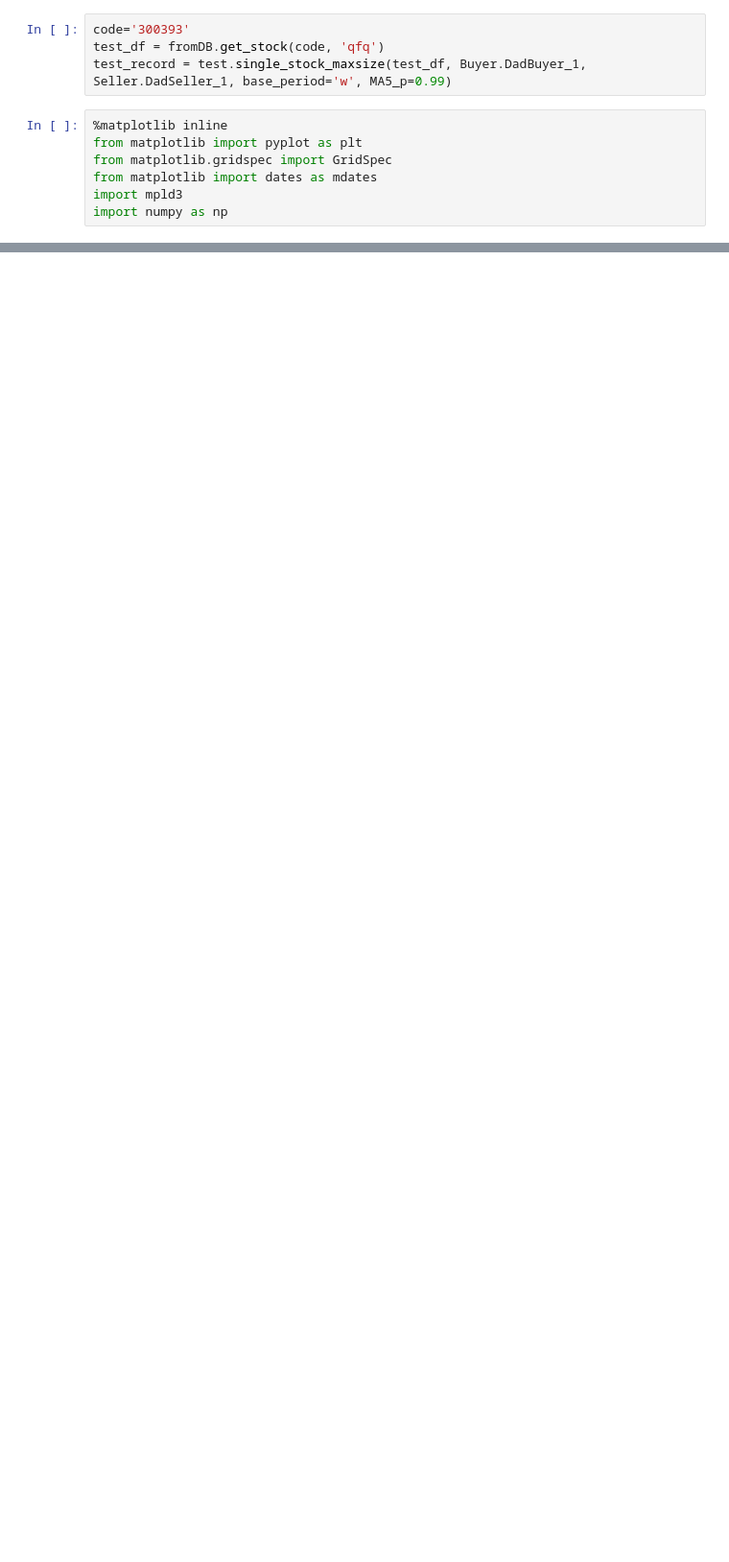
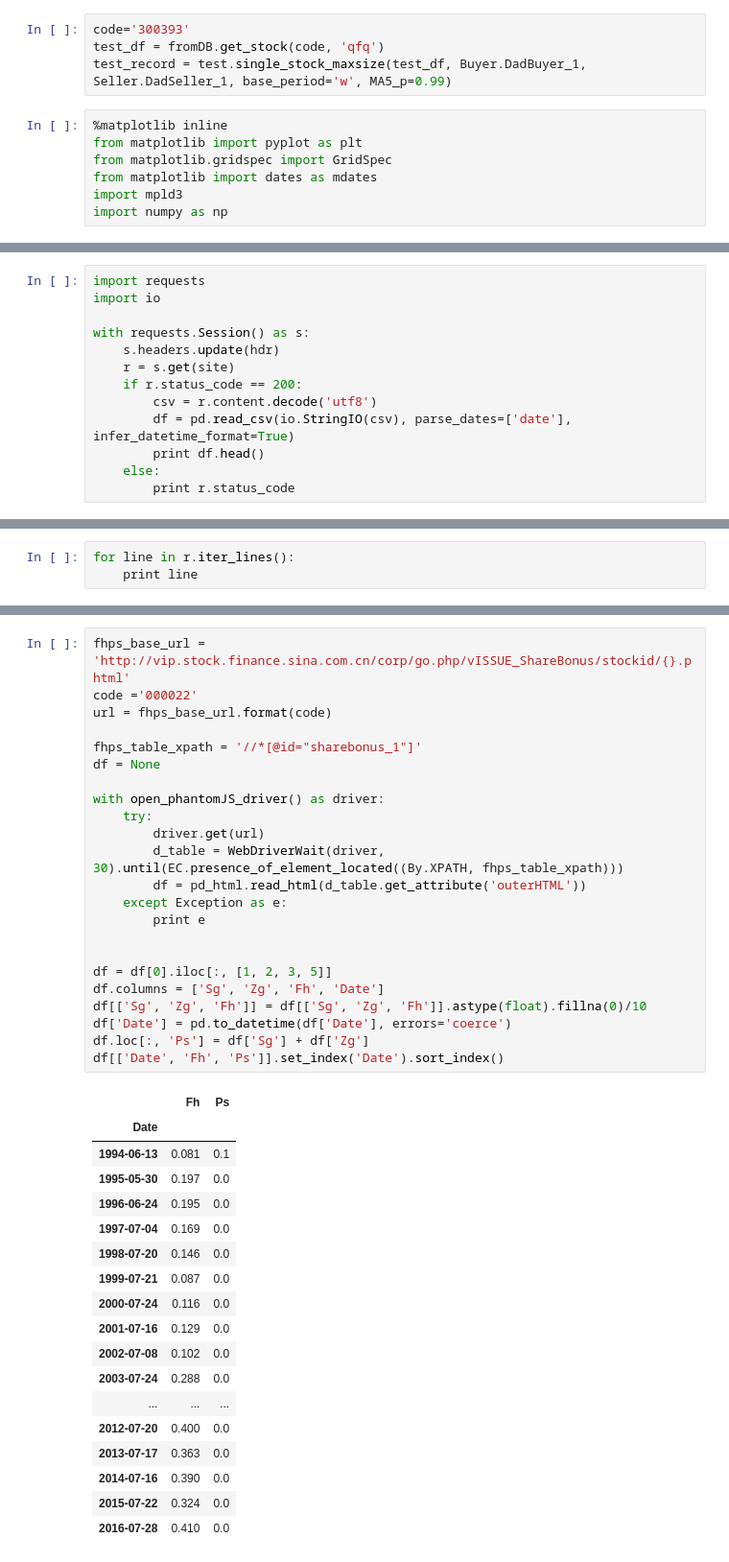
Before and after one commit to yugan2005/personalTrader, a Jupyter notebook: resources/scrapbook.ipynb, the cells around one changed output, grey strips where cells are left out. Shown: that part at 96% size. Drawn from its saved outputs; the diff is of its cells as text; blank space fills up the shorter version.

```diff
--- a/resources/scrapbook.ipynb
+++ b/resources/scrapbook.ipynb
@@ -154,0 +248,13 @@ mpld3.display()
+# %%
+import requests
+import io
+
+with requests.Session() as s:
+    s.headers.update(hdr)
+    r = s.get(site)
+    if r.status_code == 200:
+        csv = r.content.decode('utf8')
+        df = pd.read_csv(io.StringIO(csv), parse_dates=['date'], infer_datetime_format=True)
+        print df.head()
+    else:
+        print r.status_code
@@ -154,0 +574,3 @@ mpld3.display()
+# %%
+for line in r.iter_lines():
+    print line
@@ -154,0 +908,42 @@ mpld3.display()
+# %%
+fhps_base_url = 'http://vip.stock.finance.sina.com.cn/corp/go.php/vISSUE_ShareBonus/stockid/{}.phtml'
+code ='000022'
+url = fhps_base_url.format(code)
+
+fhps_table_xpath = '//*[@id="sharebonus_1"]'
+df = None
+
+with open_phantomJS_driver() as driver:
+    try:
+        driver.get(url)
+        d_table = WebDriverWait(driver, 30).until(EC.presence_of_element_located((By.XPATH, fhps_table_xpath)))
+        df = pd_html.read_html(d_table.get_attribute('outerHTML'))
+    except Exception as e:
+        print e
+
+
+df = df[0].iloc[:, [1, 2, 3, 5]]
+df.columns = ['Sg', 'Zg', 'Fh', 'Date']
+df[['Sg', 'Zg', 'Fh']] = df[['Sg', 'Zg', 'Fh']].astype(float).fillna(0)/10
+df['Date'] = pd.to_datetime(df['Date'], errors='coerce')
+df.loc[:, 'Ps'] = df['Sg'] + df['Zg']
+df[['Date', 'Fh', 'Ps']].set_index('Date').sort_index()
+# %% [output]
+|  | Fh | Ps |
+| Date |  |  |
+| 1994-06-13 | 0.081 | 0.1 |
+| 1995-05-30 | 0.197 | 0.0 |
+| 1996-06-24 | 0.195 | 0.0 |
+| 1997-07-04 | 0.169 | 0.0 |
+| 1998-07-20 | 0.146 | 0.0 |
+| 1999-07-21 | 0.087 | 0.0 |
+| 2000-07-24 | 0.116 | 0.0 |
+| 2001-07-16 | 0.129 | 0.0 |
+| 2002-07-08 | 0.102 | 0.0 |
+| 2003-07-24 | 0.288 | 0.0 |
+| ... | ... | ... |
+| 2012-07-20 | 0.400 | 0.0 |
+| 2013-07-17 | 0.363 | 0.0 |
+| 2014-07-16 | 0.390 | 0.0 |
+| 2015-07-22 | 0.324 | 0.0 |
+| 2016-07-28 | 0.410 | 0.0 |
```
Also changed, not shown: parts of 100 cells of this notebook, 19 other files.
